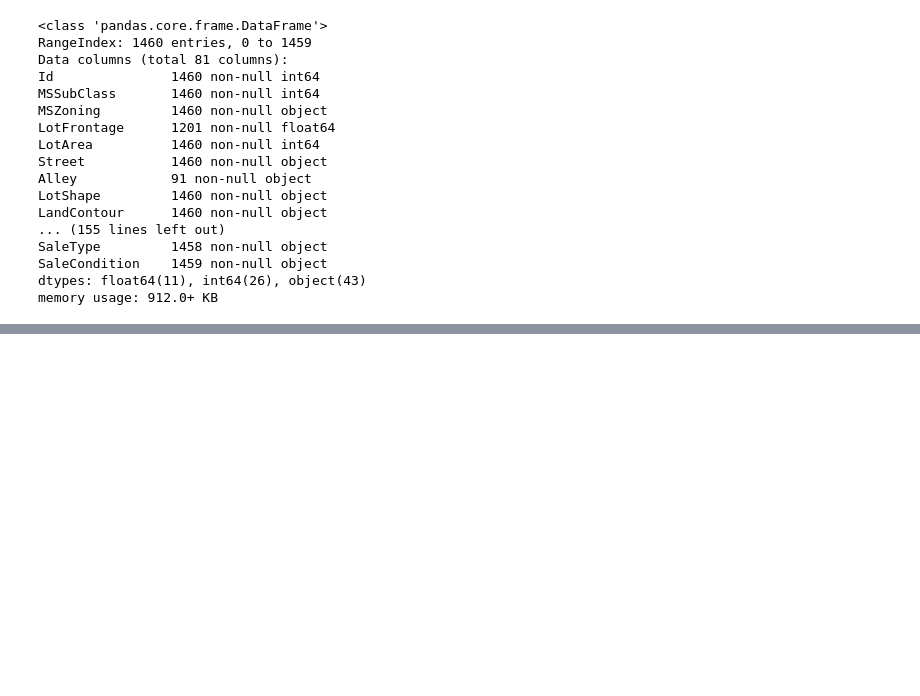
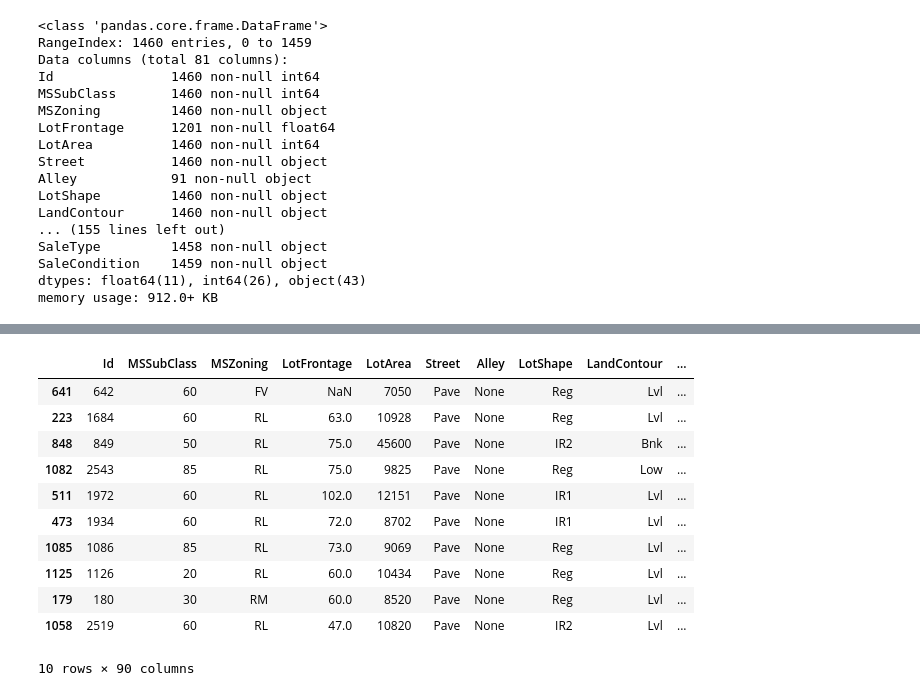
Before and after one commit to AutuanLiu/Kaggle-Compettions, a Jupyter notebook: House Prices/data pre-processing.ipynb, the cells around one changed output, grey strips where cells are left out. Saved outputs shown, nothing was run; the diff lists cells and outputs as text; code cells hidden in the pictures; blank space fills up the shorter version.

```diff
--- a/House Prices/data pre-processing.ipynb
+++ b/House Prices/data pre-processing.ipynb
@@ -79,0 +735,9 @@ memory usage: 912.0+ KB
+# %%
+dataset.Electrical.fillna('SBrkr', inplace=True)
+dataset.BsmtFinType2.fillna('None', inplace=True)
+dataset['has_finshed2'] = 1
+dataset['has_finshed2'].loc[dataset['BsmtFinType1'] == 'Unf'] = 0
+dataset['has_Bsmt2'] = 1
+dataset['has_Bsmt2'].loc[dataset['BsmtFinType2'] == 'None'] = 0
+dataset['n_Bsmt'] = dataset['has_Bsmt1'] + dataset['has_Bsmt2']
+dataset.drop(['has_Bsmt1', 'has_Bsmt2'], axis=1, inplace=True)
@@ -79,0 +758,15 @@ memory usage: 912.0+ KB
+# %%
+dataset.sample(10)
+# %% [output]
+|  | Id | MSSubClass | MSZoning | LotFrontage | LotArea | Street | Alley | LotShape | LandContour | ... |
+| 641 | 642 | 60 | FV | NaN | 7050 | Pave | None | Reg | Lvl | ... |
+| 223 | 1684 | 60 | RL | 63.0 | 10928 | Pave | None | Reg | Lvl | ... |
+| 848 | 849 | 50 | RL | 75.0 | 45600 | Pave | None | IR2 | Bnk | ... |
+| 1082 | 2543 | 85 | RL | 75.0 | 9825 | Pave | None | Reg | Low | ... |
+| 511 | 1972 | 60 | RL | 102.0 | 12151 | Pave | None | IR1 | Lvl | ... |
+| 473 | 1934 | 60 | RL | 72.0 | 8702 | Pave | None | IR1 | Lvl | ... |
+| 1085 | 1086 | 85 | RL | 73.0 | 9069 | Pave | None | Reg | Lvl | ... |
+| 1125 | 1126 | 20 | RL | 60.0 | 10434 | Pave | None | Reg | Lvl | ... |
+| 179 | 180 | 30 | RM | 60.0 | 8520 | Pave | None | Reg | Lvl | ... |
+| 1058 | 2519 | 60 | RL | 47.0 | 10820 | Pave | None | IR2 | Lvl | ... |
+10 rows × 90 columns
```
Also changed, not shown: parts of 80 cells of this notebook.
